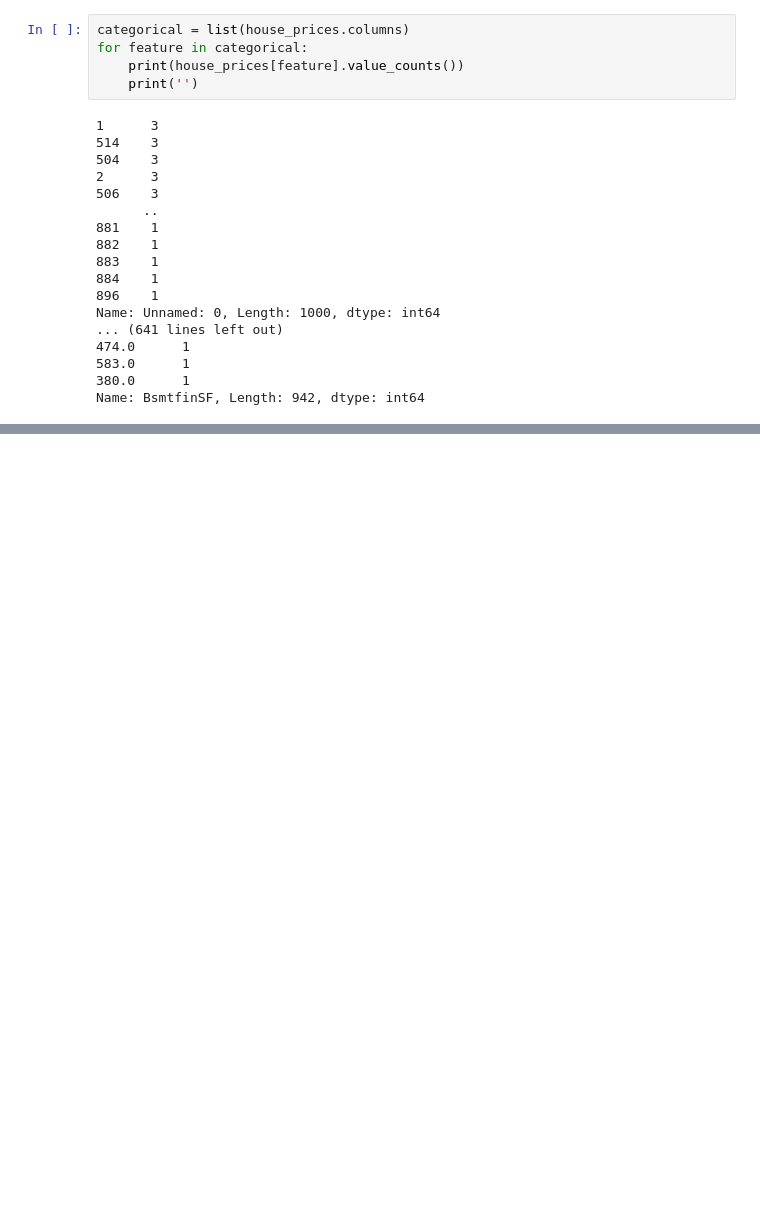
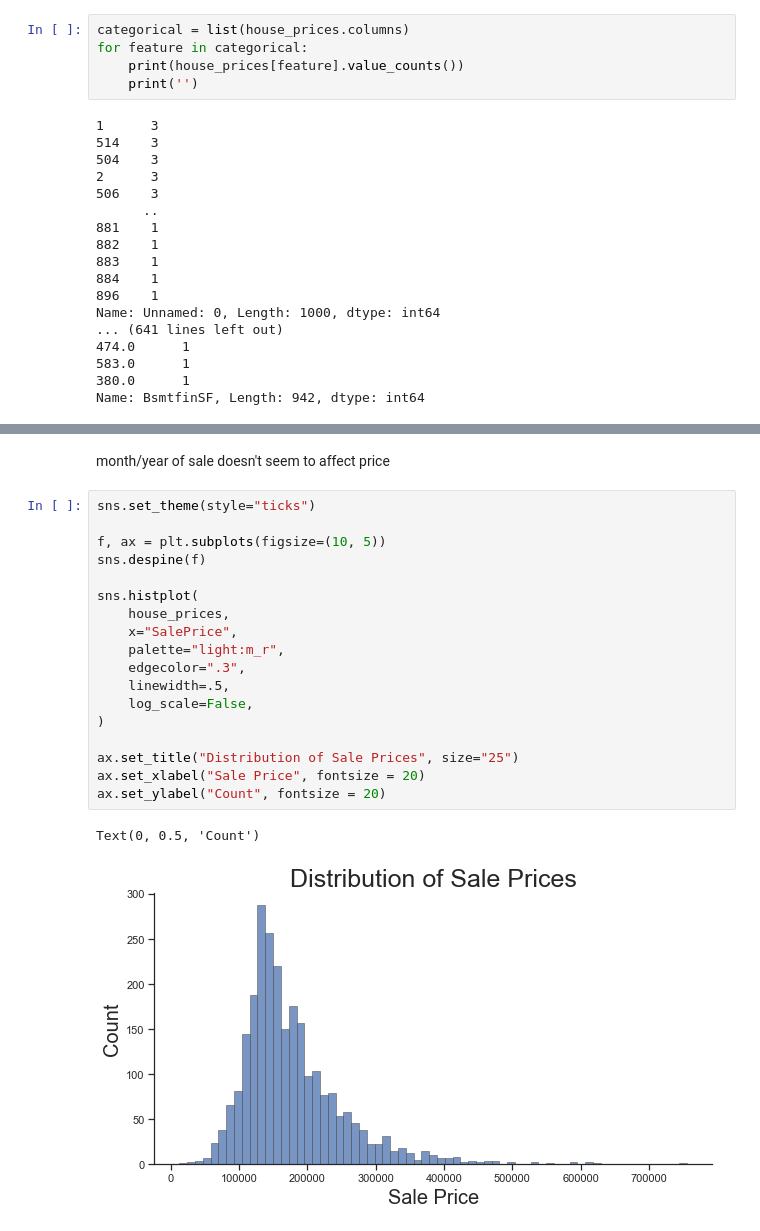
Before and after one commit to mobrien829/ames-ml-project, a Jupyter notebook: Michael/Michael notebook.ipynb, the cells around one changed output, grey strips where cells are left out. Saved outputs shown, nothing was run; the diff lists cells and outputs as text; blank space fills up the shorter version.

```diff
--- a/Michael/Michael notebook.ipynb
+++ b/Michael/Michael notebook.ipynb
@@ -512,0 +486,23 @@ house_prices.groupby(['YrSold', 'MoSold']).mean(["SalePrice"])
+# %% [markdown]
+month/year of sale doesn't seem to affect price
+# %%
+sns.set_theme(style="ticks")
+
+f, ax = plt.subplots(figsize=(10, 5))
+sns.despine(f)
+
+sns.histplot(
+    house_prices,
+    x="SalePrice",
+    palette="light:m_r",
+    edgecolor=".3",
+    linewidth=.5,
+    log_scale=False,
+)
+
+ax.set_title("Distribution of Sale Prices", size="25")
+ax.set_xlabel("Sale Price", fontsize = 20)
+ax.set_ylabel("Count", fontsize = 20)
+# %% [output]
+Text(0, 0.5, 'Count')
+[figure, added]
```
Also changed, not shown: parts of 41 cells of this notebook.
